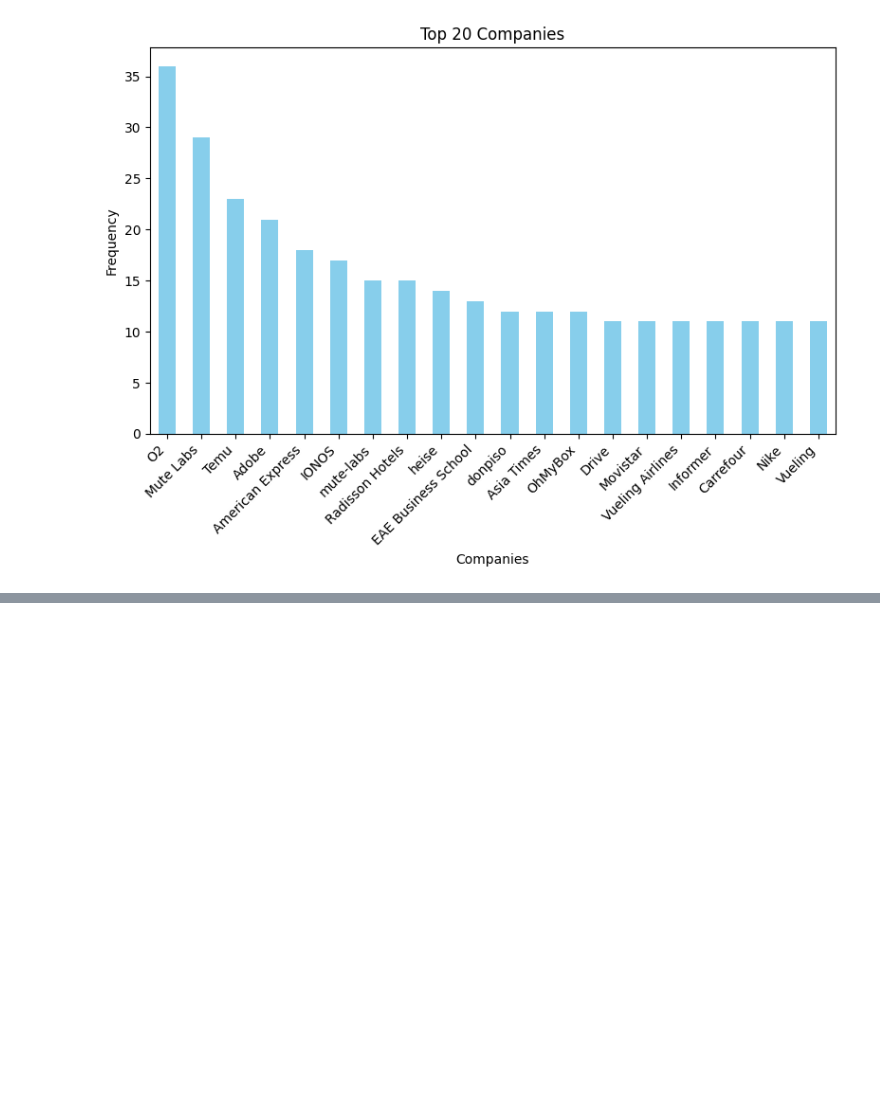
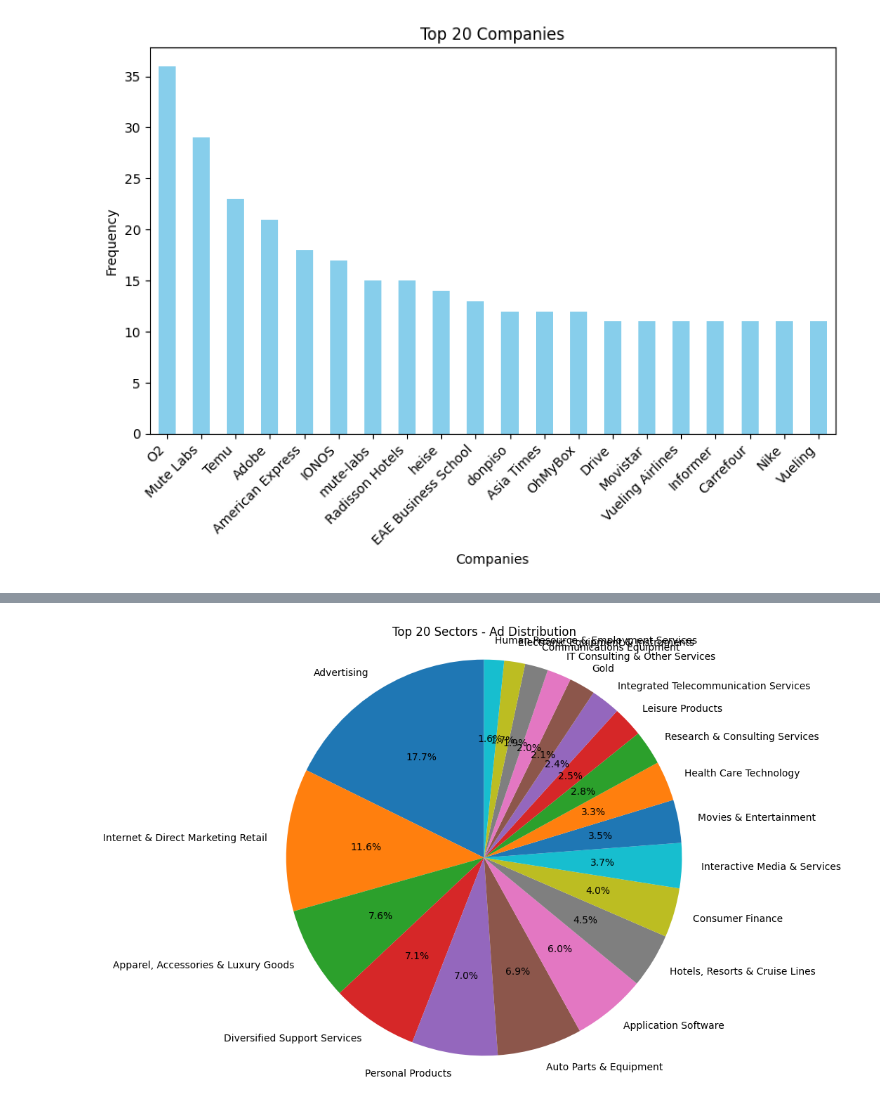
Before and after one commit to NirajKulkarnii/nerd-data-analysis, a Jupyter notebook: notebooks/ads_dataset_statistics.ipynb, the cells around one changed output, grey strips where cells are left out. Saved outputs shown, nothing was run; the diff lists cells and outputs as text; code cells hidden in the pictures; blank space fills up the shorter version.

```diff
--- a/notebooks/ads_dataset_statistics.ipynb
+++ b/notebooks/ads_dataset_statistics.ipynb
@@ -227,3 +226,12 @@ plt.show()
 # %% [output]
 [figure]
 [figure]
+# %%
+from transformers import AutoTokenizer, AutoModelForSequenceClassification, pipeline
+
+tokenizer = AutoTokenizer.from_pretrained("sampathkethineedi/industry-classification")
+model = AutoModelForSequenceClassification.from_pretrained("sampathkethineedi/industry-classification")
+def generate_prompt(ad_name,product,company,ad_description):
+    return  f" Ad Name: {ad_name}\nProduct: {product}\n Company: {company}\n Ad Description: {ad_description}"
+
+industry_tags = pipeline('sentiment-analysis', model=model, tokenizer=tokenizer)
@@ -229,0 +247,25 @@ plt.show()
+# %%
+tags = []
+for ad_name, product, company, ad_description in zip(ads_df['Ad_Name'],ads_df['Product'],ads_df['Company'],ads_df['Ad_Description']):
+    prompt = generate_prompt(ad_name,product,company,ad_description)
+    tag=industry_tags(prompt)
+    tags.append(tag)
+# %%
+sector_list = [tag[0]['label'] for tag in tags]
+# %%
+# Count occurrences of each sector
+sector_counts = Counter(sector_list)
+# Get the top 20 sectors
+top_20_sectors = sector_counts.most_common(20)
+
+# Separate sector names and their counts
+sectors, ad_counts = zip(*top_20_sectors)
+
+# Create a pie chart
+plt.figure(figsize=(8,8))
+plt.pie(ad_counts, labels=sectors, autopct='%1.1f%%', startangle=90)
+plt.title('Top 20 Sectors - Ad Distribution')
+plt.axis('equal')  # Equal aspect ratio ensures that pie is drawn as a circle.
+plt.show()
+# %% [output]
+[figure, added]
```
Also changed, not shown: parts of 10 cells of this notebook.
